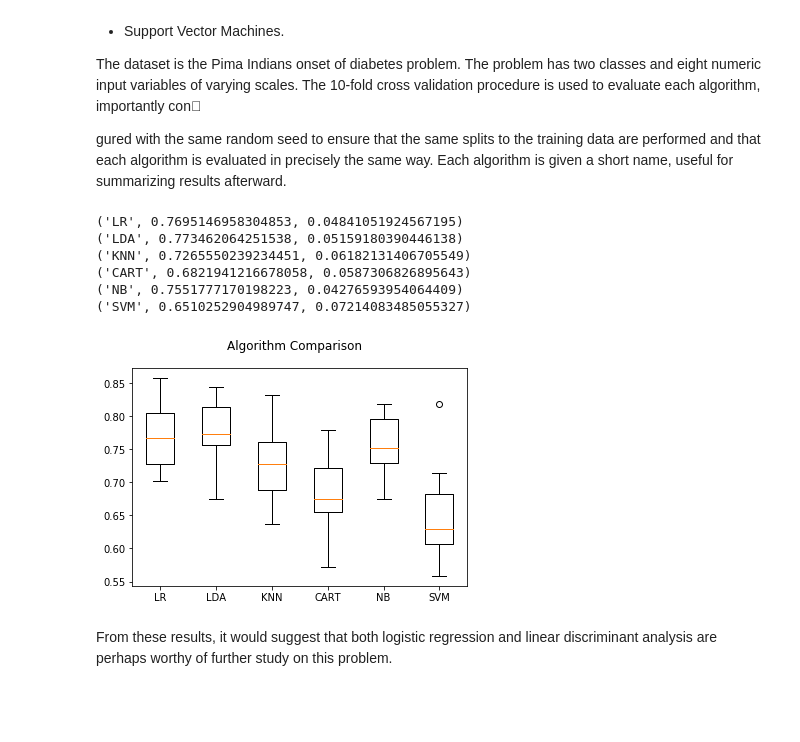
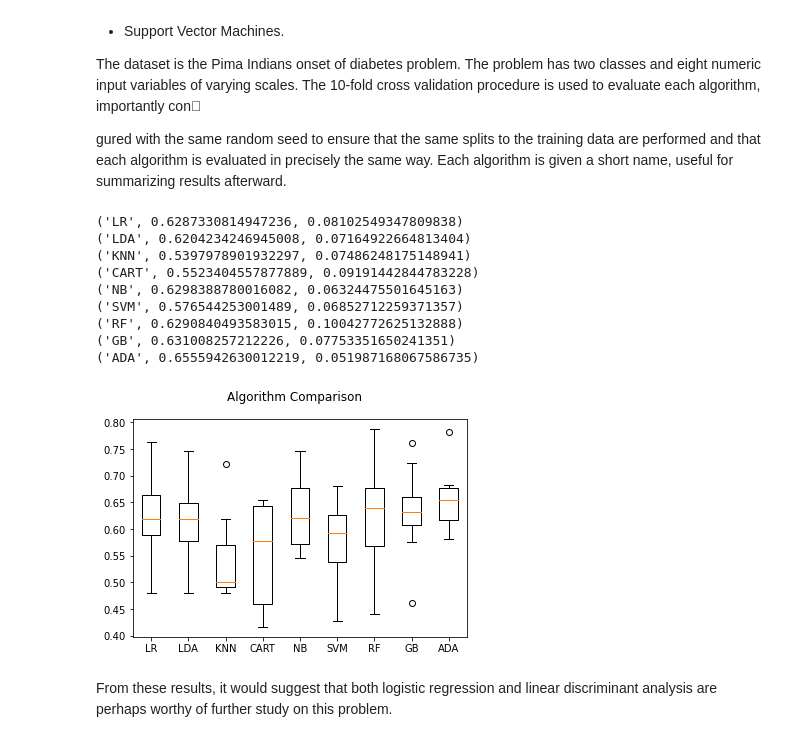
Before and after one commit to shinahkarungi/big-bio-data-class-2023, a Jupyter notebook: Machine Learning Example/Machine Learning Practice.ipynb, the cells around one changed output. Cells and saved outputs as stored; diff of their text form; code cells hidden in the pictures; blank space fills up the shorter version.

```diff
--- a/Machine Learning Example/Machine Learning Practice.ipynb
+++ b/Machine Learning Example/Machine Learning Practice.ipynb
@@ -668,7 +668,6 @@ gured with the same random seed to ensure that the
 same splits to the training data are performed and that each algorithm is evaluated in precisely
 the same way. Each algorithm is given a short name, useful for summarizing results afterward.
 # %%
-# Compare Algorithms
 from pandas import read_csv
 from matplotlib import pyplot
 from sklearn.model_selection import KFold
@@ -679,54 +678,60 @@ from sklearn.neighbors import KNeighborsClassifier
 from sklearn.discriminant_analysis import LinearDiscriminantAnalysis
 from sklearn.naive_bayes import GaussianNB
 from sklearn.svm import SVC
-# load dataset
-# from sklearn.ensemble import AdaBoostClassifier
+from sklearn.ensemble import RandomForestClassifier, GradientBoostingClassifier, AdaBoostClassifier
+
+# Load dataset
 filename = 'diabetes.csv'
 dataframe = read_csv(filename)
 array = dataframe.values
 
-#split the dataset
-X = array[:,0:8]
-Y = array[:,8]
+# Split the dataset
+X = array[:, 0:8]
+Y = array[:, 8]
 
-# prepare models and add them to a list
+# Prepare models and add them to a list
 models = []
-models.append(('LR', LogisticRegression()))
+models.append(('LR', LogisticRegression(max_iter=1000)))
 models.append(('LDA', LinearDiscriminantAnalysis()))
 models.append(('KNN', KNeighborsClassifier()))
 models.append(('CART', DecisionTreeClassifier()))
 models.append(('NB', GaussianNB()))
 models.append(('SVM', SVC()))
-# models.append(('ADA', AdaBoostClassifier()))
+models.append(('RF', RandomForestClassifier()))
+models.append(('GB', GradientBoostingClassifier()))
+models.append(('ADA', AdaBoostClassifier()))
 
-# evaluate each model in turn
+# Evaluate each model in turn
 results = []
 names = []
-scoring = 'accuracy'
+scoring = 'f1'
 
 for name, model in models:
-    kfold = KFold(n_splits=10, random_state=7)
+    kfold = KFold(n_splits=10, random_state=7, shuffle=True)
     cv_results = cross_val_score(model, X, Y, cv=kfold, scoring=scoring)
     results.append(cv_results)
     names.append(name)
     msg = (name, cv_results.mean(), cv_results.std())
     print(msg)
 
-# boxplot algorithm comparison
+# Boxplot algorithm comparison
 fig = pyplot.figure()
 fig.suptitle('Algorithm Comparison')
 ax = fig.add_subplot(111)
 pyplot.boxplot(results)
 ax.set_xticklabels(names)
 pyplot.show()
 # %% [output]
-('LR', 0.7695146958304853, 0.04841051924567195)
-('LDA', 0.773462064251538, 0.05159180390446138)
-('KNN', 0.7265550239234451, 0.06182131406705549)
-('CART', 0.6821941216678058, 0.0587306826895643)
-('NB', 0.7551777170198223, 0.04276593954064409)
-('SVM', 0.6510252904989747, 0.07214083485055327)
+('LR', 0.6287330814947236, 0.08102549347809838)
+('LDA', 0.6204234246945008, 0.07164922664813404)
+('KNN', 0.5397978901932297, 0.07486248175148941)
+('CART', 0.5523404557877889, 0.09191442844783228)
+('NB', 0.6298388780016082, 0.06324475501645163)
+('SVM', 0.576544253001489, 0.06852712259371357)
+('RF', 0.6290840493583015, 0.10042772625132888)
+('GB', 0.631008257212226, 0.07753351650241351)
+('ADA', 0.6555942630012219, 0.051987168067586735)
-[figure, old version]
+[figure, new version]
 # %% [markdown]
 From these results, it would suggest that both logistic regression and linear discriminant analysis are perhaps worthy of further study on this problem.
 # %% [markdown]
```
